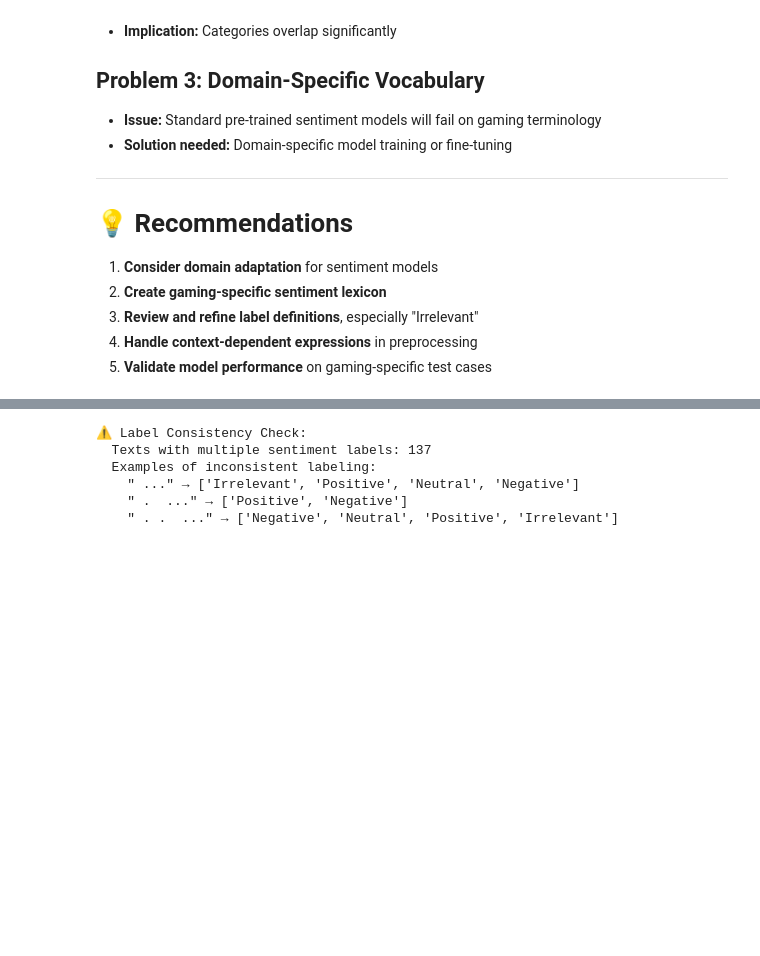
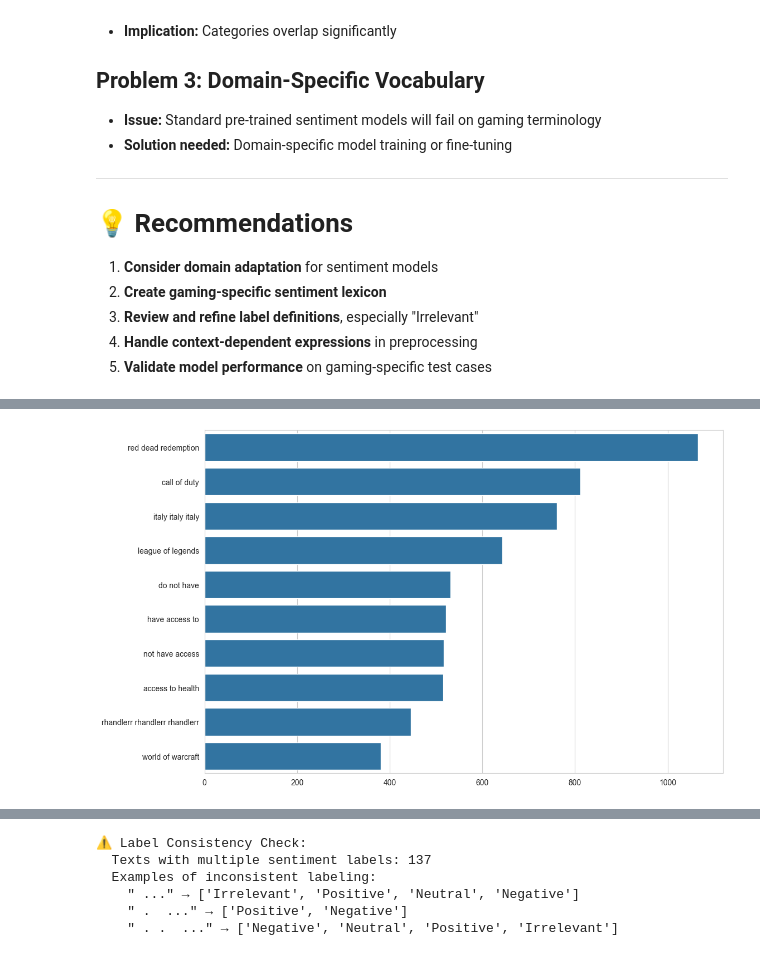
Before and after one commit to tiennam-nguyen/twitter-sentiment-analysis, a Jupyter notebook: EDA/eda.ipynb, the cells around one changed output, grey strips where cells are left out. Drawn from its saved outputs; the diff is of its cells as text; code cells hidden in the pictures; blank space fills up the shorter version.

```diff
--- a/EDA/eda.ipynb
+++ b/EDA/eda.ipynb
@@ -531,0 +548,5 @@ Gaming language has **inverted sentiment meanings**:
+# %%
+# Check for Tri-grams frequency
+plot_top_ngrams_barchart(df['CleanedText'],3)
+# %% [output]
+[figure, added]
```
Also changed, not shown: parts of 17 cells of this notebook.
